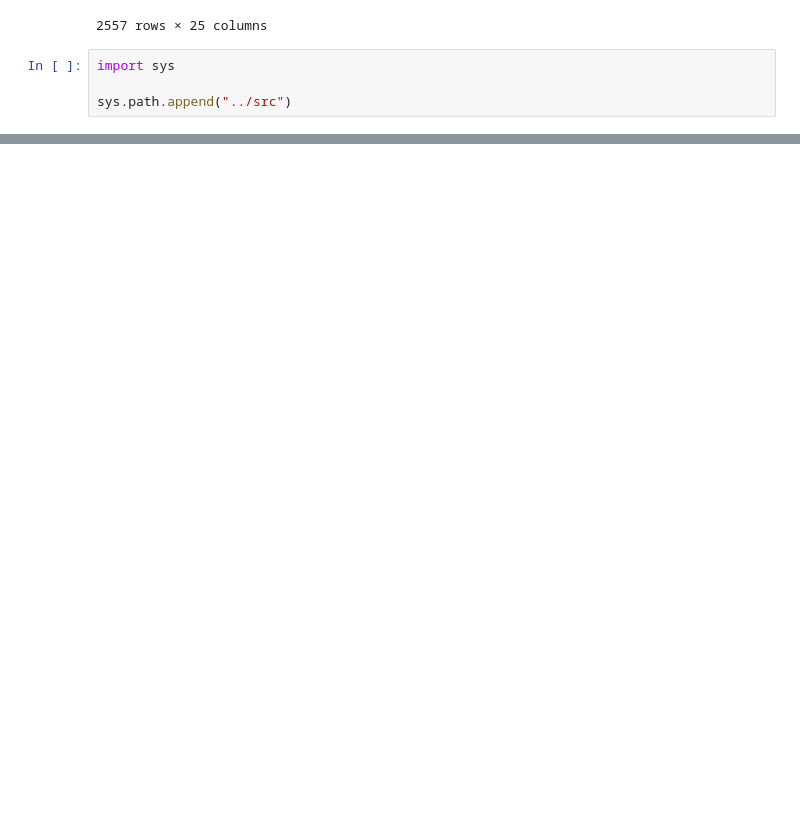
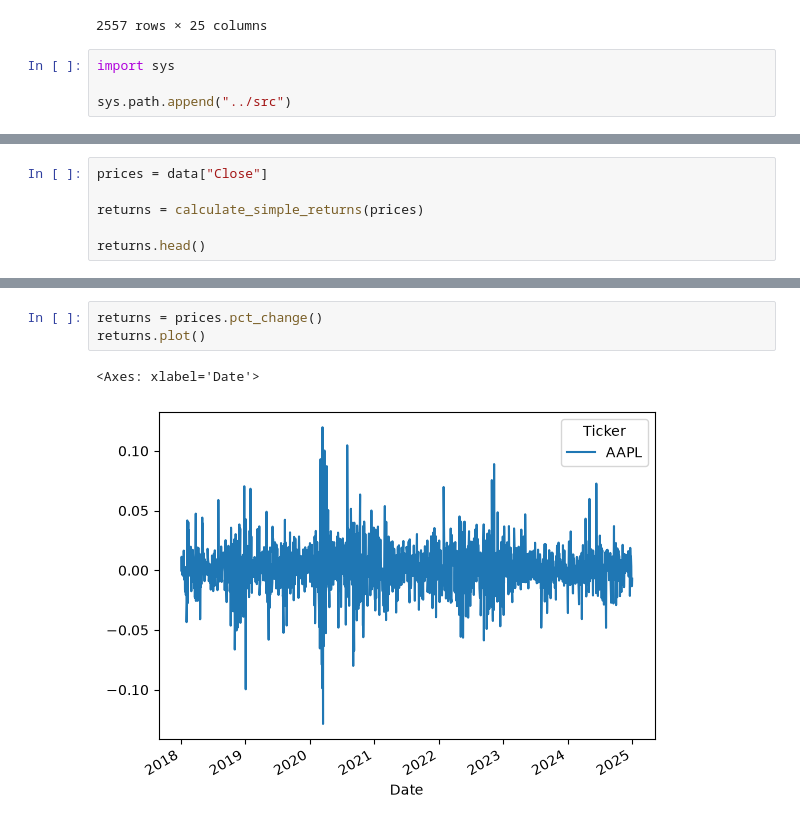
Before and after one commit to Lephim/quant-research-platform, a Jupyter notebook: notebooks/01_market_data_exploration.ipynb, the cells around one changed output, grey strips where cells are left out. Cells and saved outputs as stored; diff of their text form; blank space fills up the shorter version.

Commit message:
Preserve portfolio research and include market data loader

```diff
--- a/notebooks/01_market_data_exploration.ipynb
+++ b/notebooks/01_market_data_exploration.ipynb
@@ -253,0 +252,6 @@ ImportError: cannot import name 'annualized_volatility' from 'analytics.risk' (/
+# %%
+prices = data["Close"]
+
+returns = calculate_simple_returns(prices)
+
+returns.head()
@@ -253,0 +274,6 @@ ImportError: cannot import name 'annualized_volatility' from 'analytics.risk' (/
+# %%
+returns = prices.pct_change()
+returns.plot()
+# %% [output]
+<Axes: xlabel='Date'>
+[figure, added]
```
Also changed, not shown: parts of 5 cells of this notebook, 12 other files.
